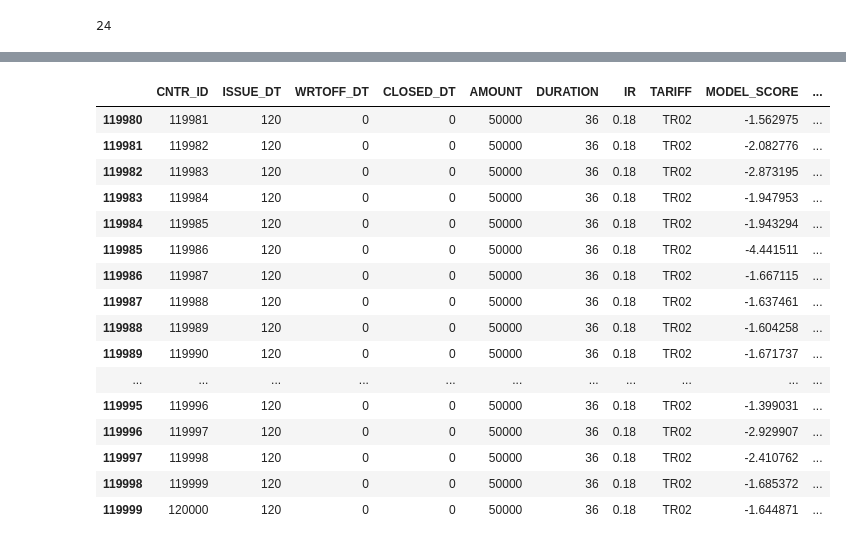
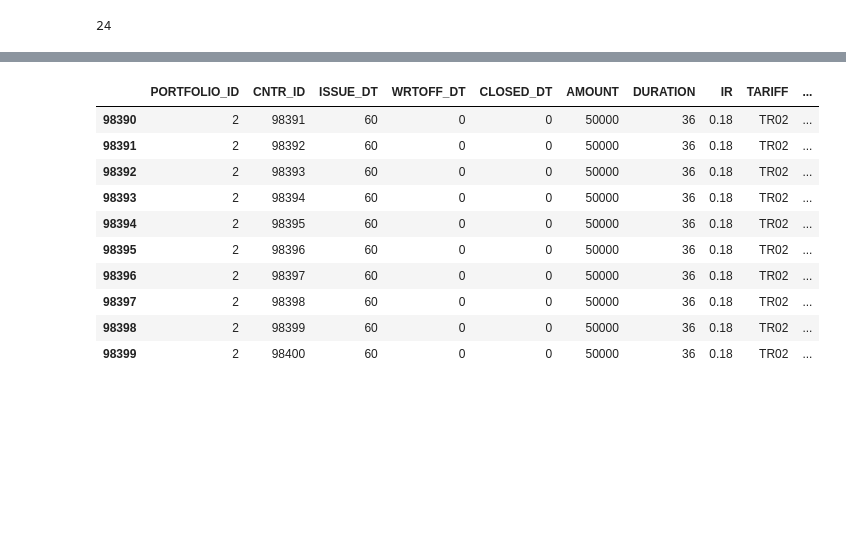
Before and after one commit to il-giza/Bank_SandBox, a Jupyter notebook: matrix_migration/generator_of_portfolio.ipynb, the cells around one changed output, grey strips where cells are left out. Saved outputs shown, nothing was run; the diff lists cells and outputs as text; code cells hidden in the pictures; blank space fills up the shorter version.

```diff
--- a/matrix_migration/generator_of_portfolio.ipynb
+++ b/matrix_migration/generator_of_portfolio.ipynb
@@ -78,7 +125,11 @@ score_cutoff
 # %%
 #GP.next_month(issue_plan, pd_cutoff = pd_cutoff, model = model0)
 # %%
-for t in range(120):
-    GP.next_month(issue_plan, pd_cutoff = pd_cutoff, model = model0)
-GP.portfolio_age
+for t in range(4*12):
+    GP1.next_month(issue_plan_gp, pd_cutoff = pd_cutoff, model = model0)
+    GP2.next_month(issue_plan_gp, pd_cutoff = pd_cutoff, model = model0)
+
+DWH.update_dwh_dic() # обновим справочники DWH
+GP1.info()
+GP2.info()
 # %% [output]
@@ -140,21 +186,15 @@ DMC.head(20)
 # %%
-DMC.tail(20)
+DMC.tail(10)
 # %% [output]
-|  | CNTR_ID | ISSUE_DT | WRTOFF_DT | CLOSED_DT | AMOUNT | DURATION | IR | TARIFF | MODEL_SCORE | ... |
-| 119980 | 119981 | 120 | 0 | 0 | 50000 | 36 | 0.18 | TR02 | -1.562975 | ... |
-| 119981 | 119982 | 120 | 0 | 0 | 50000 | 36 | 0.18 | TR02 | -2.082776 | ... |
-| 119982 | 119983 | 120 | 0 | 0 | 50000 | 36 | 0.18 | TR02 | -2.873195 | ... |
-| 119983 | 119984 | 120 | 0 | 0 | 50000 | 36 | 0.18 | TR02 | -1.947953 | ... |
-| 119984 | 119985 | 120 | 0 | 0 | 50000 | 36 | 0.18 | TR02 | -1.943294 | ... |
-| 119985 | 119986 | 120 | 0 | 0 | 50000 | 36 | 0.18 | TR02 | -4.441511 | ... |
-| 119986 | 119987 | 120 | 0 | 0 | 50000 | 36 | 0.18 | TR02 | -1.667115 | ... |
-| 119987 | 119988 | 120 | 0 | 0 | 50000 | 36 | 0.18 | TR02 | -1.637461 | ... |
-| 119988 | 119989 | 120 | 0 | 0 | 50000 | 36 | 0.18 | TR02 | -1.604258 | ... |
-| 119989 | 119990 | 120 | 0 | 0 | 50000 | 36 | 0.18 | TR02 | -1.671737 | ... |
-| ... | ... | ... | ... | ... | ... | ... | ... | ... | ... | ... |
-| 119995 | 119996 | 120 | 0 | 0 | 50000 | 36 | 0.18 | TR02 | -1.399031 | ... |
-| 119996 | 119997 | 120 | 0 | 0 | 50000 | 36 | 0.18 | TR02 | -2.929907 | ... |
-| 119997 | 119998 | 120 | 0 | 0 | 50000 | 36 | 0.18 | TR02 | -2.410762 | ... |
-| 119998 | 119999 | 120 | 0 | 0 | 50000 | 36 | 0.18 | TR02 | -1.685372 | ... |
-| 119999 | 120000 | 120 | 0 | 0 | 50000 | 36 | 0.18 | TR02 | -1.644871 | ... |
+|  | PORTFOLIO_ID | CNTR_ID | ISSUE_DT | WRTOFF_DT | CLOSED_DT | AMOUNT | DURATION | IR | TARIFF | ... |
+| 98390 | 2 | 98391 | 60 | 0 | 0 | 50000 | 36 | 0.18 | TR02 | ... |
+| 98391 | 2 | 98392 | 60 | 0 | 0 | 50000 | 36 | 0.18 | TR02 | ... |
+| 98392 | 2 | 98393 | 60 | 0 | 0 | 50000 | 36 | 0.18 | TR02 | ... |
+| 98393 | 2 | 98394 | 60 | 0 | 0 | 50000 | 36 | 0.18 | TR02 | ... |
+| 98394 | 2 | 98395 | 60 | 0 | 0 | 50000 | 36 | 0.18 | TR02 | ... |
+| 98395 | 2 | 98396 | 60 | 0 | 0 | 50000 | 36 | 0.18 | TR02 | ... |
+| 98396 | 2 | 98397 | 60 | 0 | 0 | 50000 | 36 | 0.18 | TR02 | ... |
+| 98397 | 2 | 98398 | 60 | 0 | 0 | 50000 | 36 | 0.18 | TR02 | ... |
+| 98398 | 2 | 98399 | 60 | 0 | 0 | 50000 | 36 | 0.18 | TR02 | ... |
+| 98399 | 2 | 98400 | 60 | 0 | 0 | 50000 | 36 | 0.18 | TR02 | ... |
 # %%
```
Also changed, not shown: parts of 87 cells of this notebook, 1 other file.
